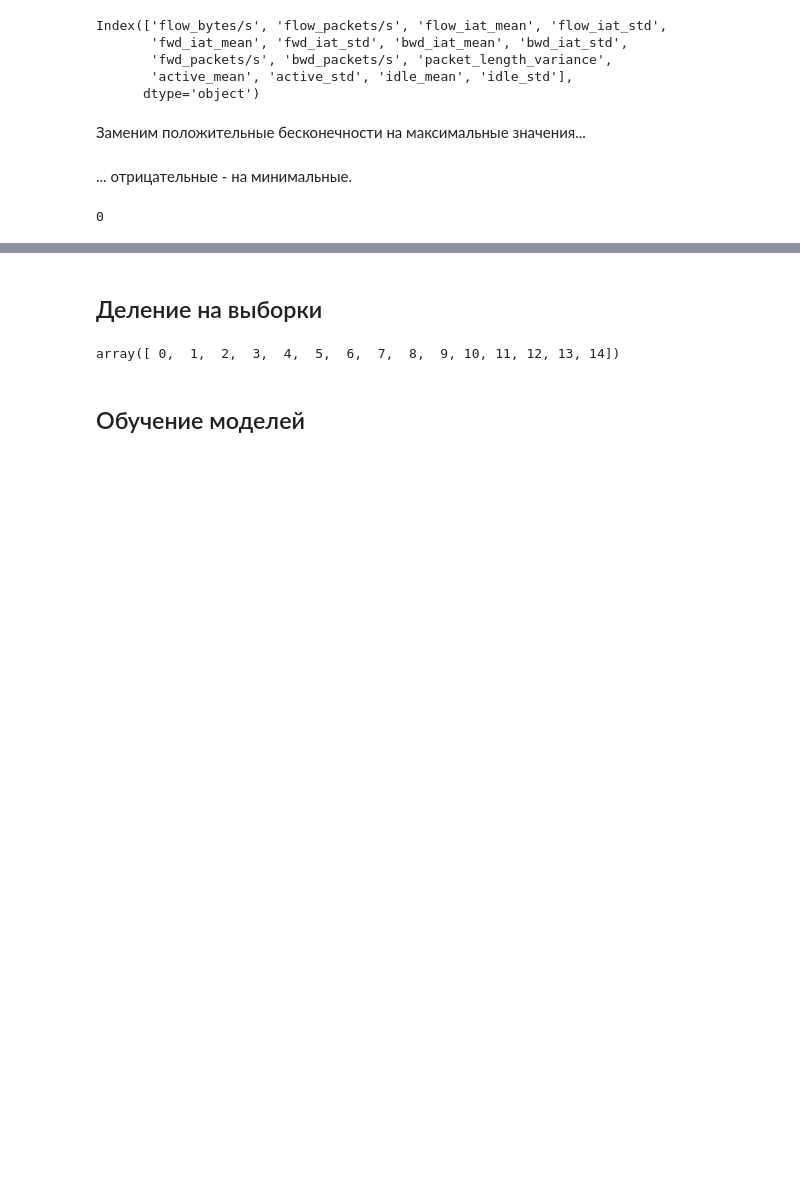
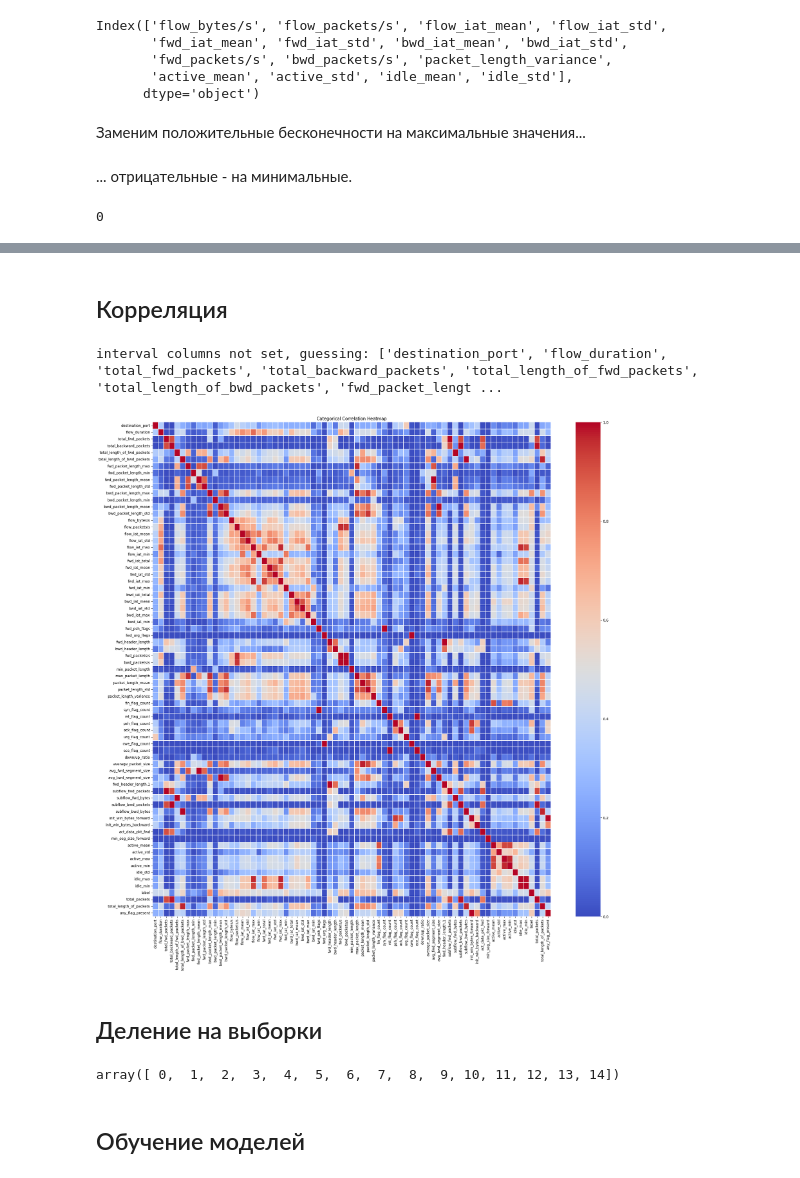
Before and after one commit to dimakhokhlov/Pet-Projects, a Jupyter notebook: Информационная безопасность/Информационная безопасность.ipynb, the cells around one changed output, grey strips where cells are left out. Saved outputs shown, nothing was run; the diff lists cells and outputs as text; code cells hidden in the pictures; blank space fills up the shorter version.

```diff
--- a/Информационная безопасность/Информационная безопасность.ipynb
+++ b/Информационная безопасность/Информационная безопасность.ipynb
@@ -180,0 +275,16 @@ df.describe().T
+# %%
+#Суммарное количество пересылаемых пакетов
+df['total_packets'] = df['total_fwd_packets'] + df['total_backward_packets']
+
+#Суммарная длина пересылаемых пакетов
+df['total_length_of_packets'] = df['total_length_of_fwd_packets'] + df['total_length_of_bwd_packets']
+
+#Присутствует ли флаг
+df['any_flag_present'] = ((df['fin_flag_count'] > 0) |
+                          (df['syn_flag_count'] > 0) |
+                          (df['rst_flag_count'] > 0) |
+                          (df['psh_flag_count'] > 0) |
+                          (df['ack_flag_count'] > 0) |
+                          (df['urg_flag_count'] > 0) |
+                          (df['cwe_flag_count'] > 0) |
+                          (df['ece_flag_count'] > 0)).astype(int)
@@ -180,0 +305,19 @@ df.describe().T
+# %% [markdown]
+## Корреляция
+# %%
+corr_df = df.phik_matrix()
+
+plt.figure(
+    figsize=(25, 25)
+)
+
+# Установка размера шрифта для признаков
+plt.xticks(fontsize=10)
+plt.yticks(fontsize=10)
+
+sns.heatmap(corr_df, annot=False, cmap="coolwarm", fmt=".2f", linewidths=.5)
+plt.title("Categorical Correlation Heatmap")
+plt.show()
+# %% [output]
+interval columns not set, guessing: ['destination_port', 'flow_duration', 'total_fwd_packets', 'total_backward_packets', 'total_length_of_fwd_packets', 'total_length_of_bwd_packets', 'fwd_packet_lengt ...
+[figure, added]
```
Also changed, not shown: parts of 10 cells of this notebook, 1 other file.
